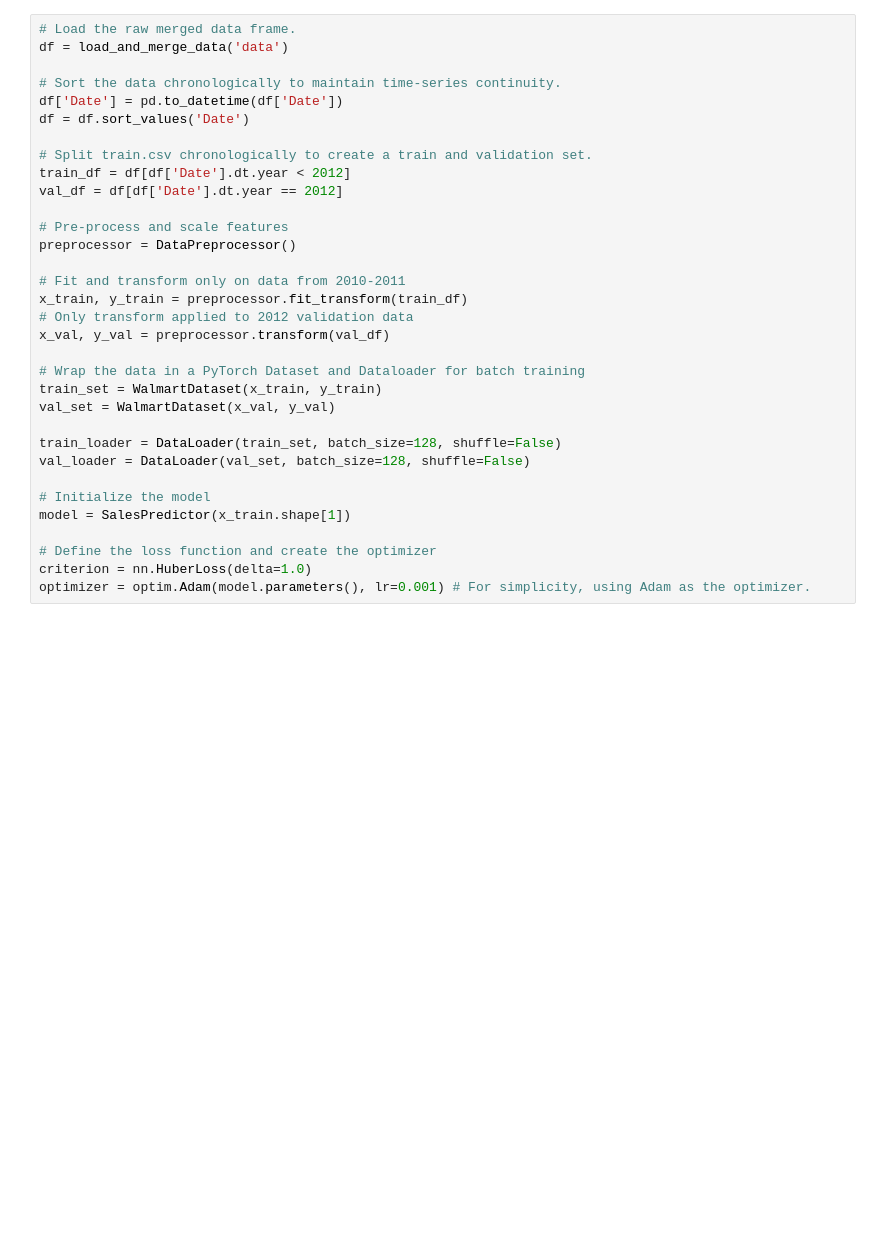
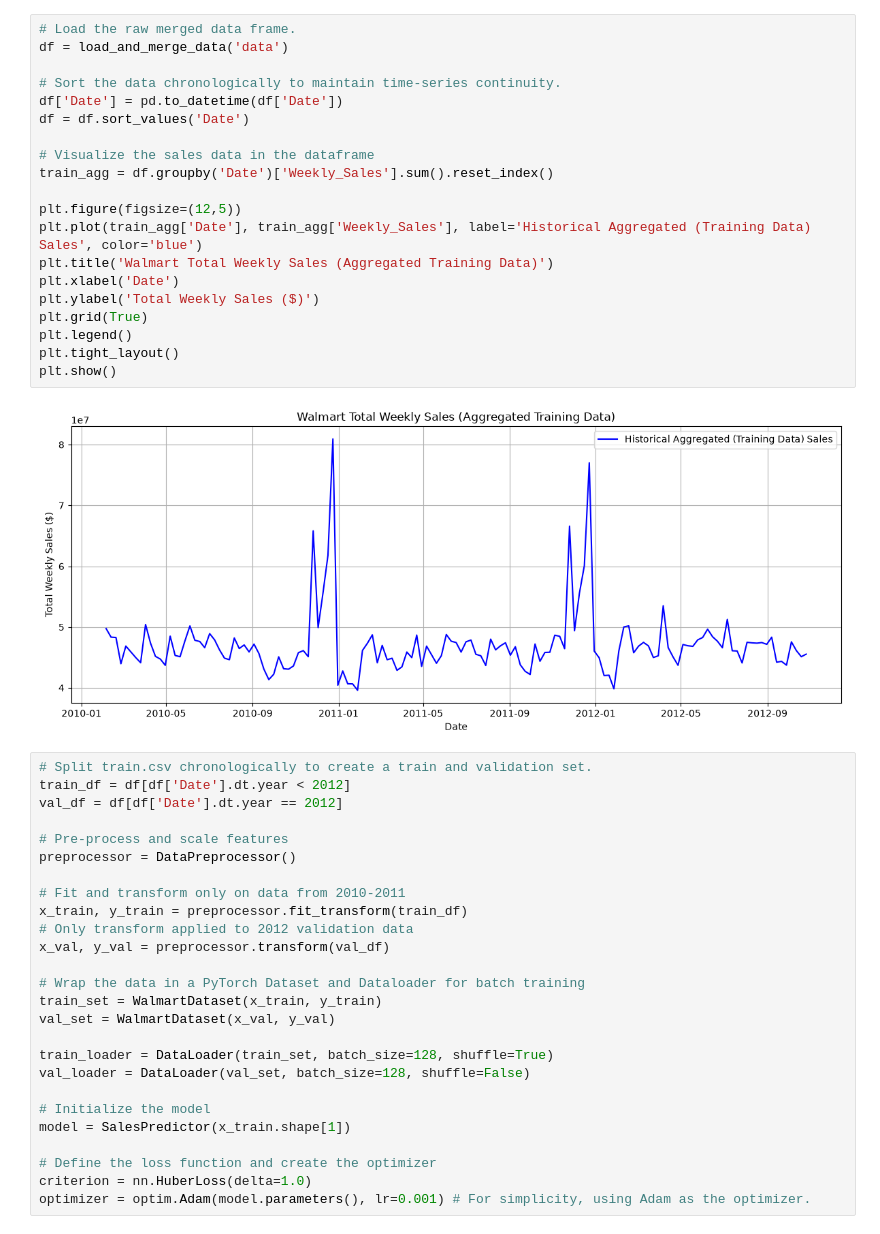
Before and after one commit to cruzas/showcase-time-series, a Jupyter notebook: notebooks/sales_forecasting.ipynb, the cells around one changed output. Saved outputs shown, nothing was run; the diff lists cells and outputs as text; blank space fills up the shorter version.

Commit message:
End-to-end data processing and prediction. Possible improvements to be made.

```diff
--- a/notebooks/sales_forecasting.ipynb
+++ b/notebooks/sales_forecasting.ipynb
@@ -41,14 +42,29 @@ set_seed(123)
 print("Package imports and random seeds successfully initialized!")
 # %% [output]
 Package imports and random seeds successfully initialized!
+# %%
+# Load the raw merged data frame.
+df = load_and_merge_data('data')
+
+# Sort the data chronologically to maintain time-series continuity.
+df['Date'] = pd.to_datetime(df['Date'])
+df = df.sort_values('Date')
+
+# Visualize the sales data in the dataframe
+train_agg = df.groupby('Date')['Weekly_Sales'].sum().reset_index()
+
+plt.figure(figsize=(12,5))
+plt.plot(train_agg['Date'], train_agg['Weekly_Sales'], label='Historical Aggregated (Training Data) Sales', color='blue')
+plt.title('Walmart Total Weekly Sales (Aggregated Training Data)')
+plt.xlabel('Date')
+plt.ylabel('Total Weekly Sales ($)')
+plt.grid(True)
+plt.legend()
+plt.tight_layout()
+plt.show()
+# %% [output]
+[figure, added]
 # %%
-# Load the raw merged data frame.
-df = load_and_merge_data('data')
-
-# Sort the data chronologically to maintain time-series continuity.
-df['Date'] = pd.to_datetime(df['Date'])
-df = df.sort_values('Date')
-
 # Split train.csv chronologically to create a train and validation set.
 train_df = df[df['Date'].dt.year < 2012]
 val_df = df[df['Date'].dt.year == 2012]
@@ -65,7 +81,7 @@ x_val, y_val = preprocessor.transform(val_df)
 train_set = WalmartDataset(x_train, y_train)
 val_set = WalmartDataset(x_val, y_val)
 
-train_loader = DataLoader(train_set, batch_size=128, shuffle=False)
+train_loader = DataLoader(train_set, batch_size=128, shuffle=True)
 val_loader = DataLoader(val_set, batch_size=128, shuffle=False)
 
 # Initialize the model
```
Also changed, not shown: parts of 3 cells of this notebook.
